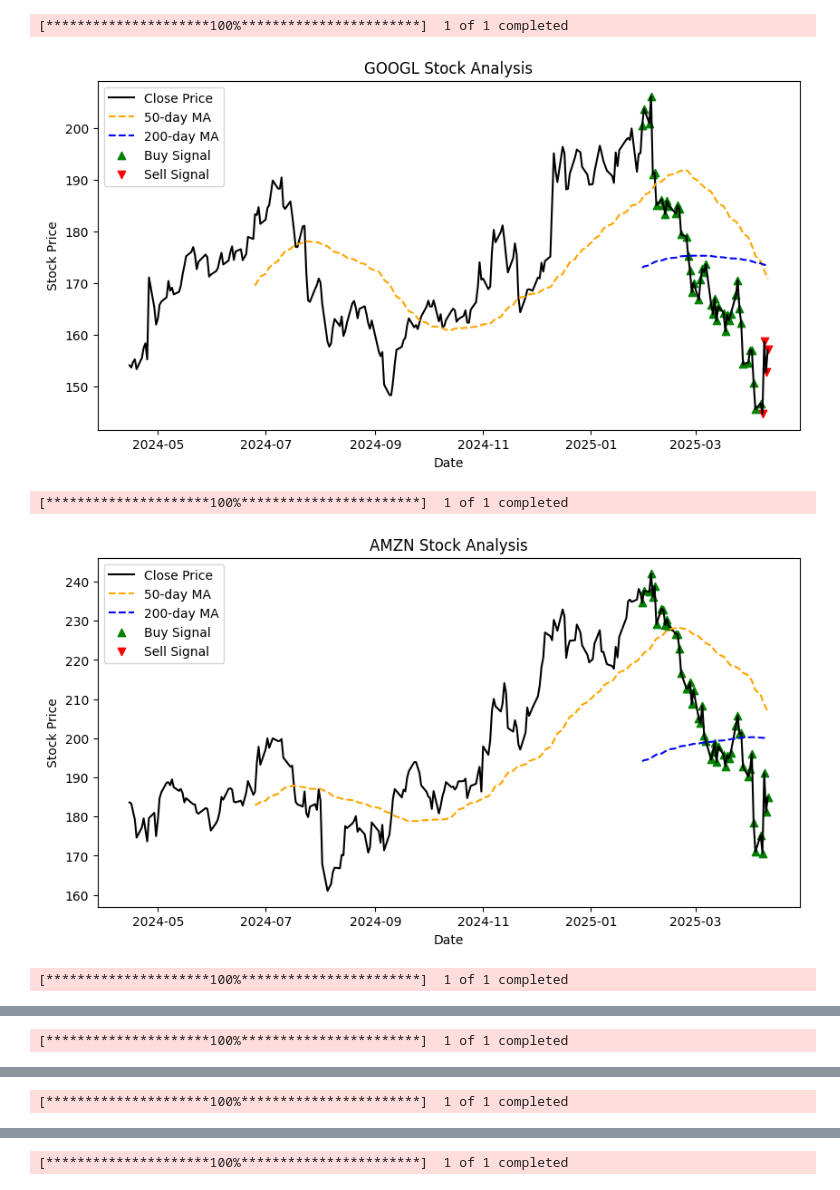
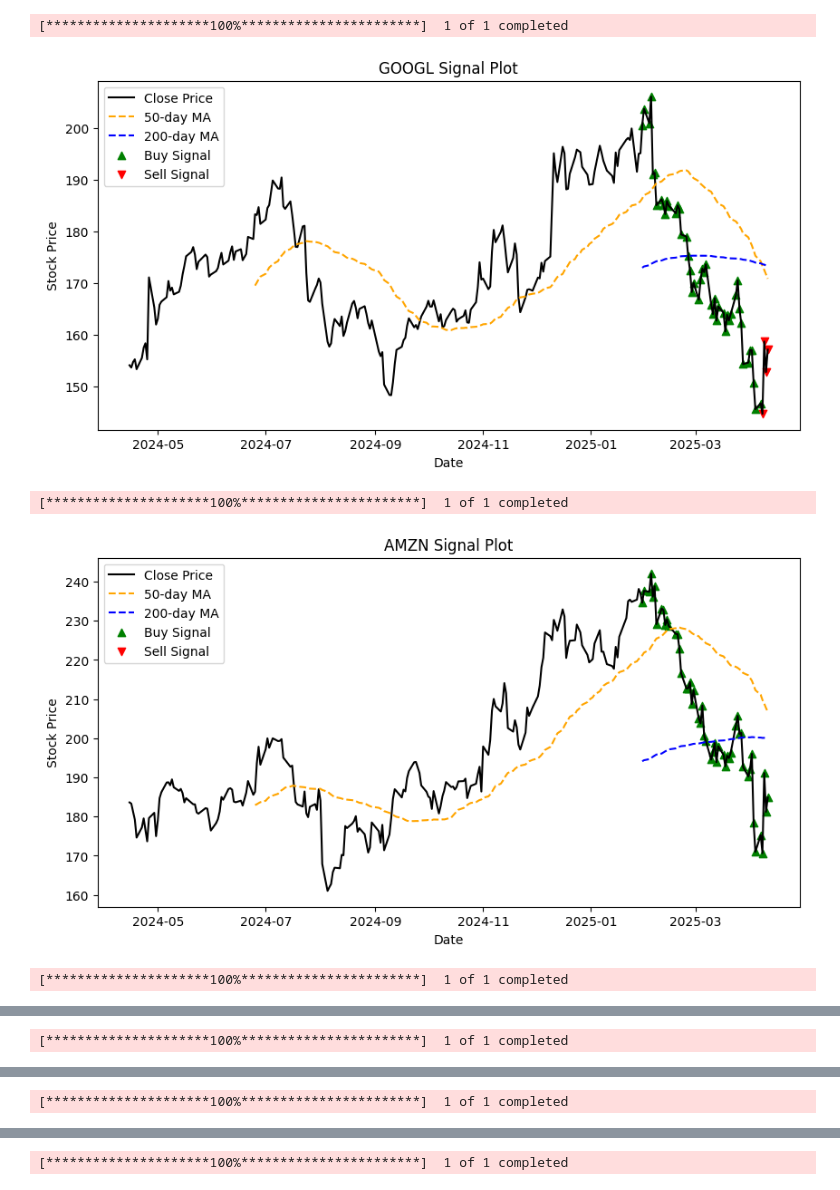
Before and after one commit to tunjis/Moving-Average-Crossover-Signals_Python, a Jupyter notebook: Moving_Average_Crossover_Signals.ipynb, the cells around one changed output, grey strips where cells are left out. Saved outputs shown, nothing was run; the diff lists cells and outputs as text; code cells hidden in the pictures.

```diff
--- a/Moving_Average_Crossover_Signals.ipynb
+++ b/Moving_Average_Crossover_Signals.ipynb
@@ -35,35 +35,35 @@ def moving_average_strategy(stock_data):
 # Iterate through stocks and implement strategy
 for stock_symbol in stocks_to_check:
     try:
         # Get historical stock data
         stock_data = get_stock_data(stock_symbol)
 
         # Implement moving average strategy
         strategy_results = moving_average_strategy(stock_data)
 
         # Plot closing price and moving averages
         plt.figure(figsize=(10, 5))
         plt.plot(strategy_results['Close'], label='Close Price', color='black')
         plt.plot(strategy_results['MA_50'], label='50-day MA', linestyle='--', color='orange')
         plt.plot(strategy_results['MA_200'], label='200-day MA', linestyle='--', color='blue')
 
         # Highlight Buy signals with green dots
         plt.scatter(strategy_results.index[strategy_results['Signal'] == 'Buy'], strategy_results['Close'][strategy_results['Signal'] == 'Buy'], marker='^', color='g', label='Buy Signal')
 
         # Highlight Sell signals with red dots
         plt.scatter(strategy_results.index[strategy_results['Signal'] == 'Sell'], strategy_results['Close'][strategy_results['Signal'] == 'Sell'], marker='v', color='r', label='Sell Signal')
 
-        plt.title(f'{stock_symbol} Stock Analysis')
+        plt.title(f'{stock_symbol} Signal Plot')
         plt.xlabel('Date')
         plt.ylabel('Stock Price')
         plt.legend()
         plt.show()
 
     except Exception as e:
         print(f"\nError processing {stock_symbol}: {e}")
 # %% [output]
 [*********************100%***********************]  1 of 1 completed
-[figure, old version]
+[figure, new version]
 [*********************100%***********************]  1 of 1 completed
-[figure, old version]
+[figure, new version]
 [*********************100%***********************]  1 of 1 completed
```
Also changed, not shown: parts of 1 cell of this notebook.
